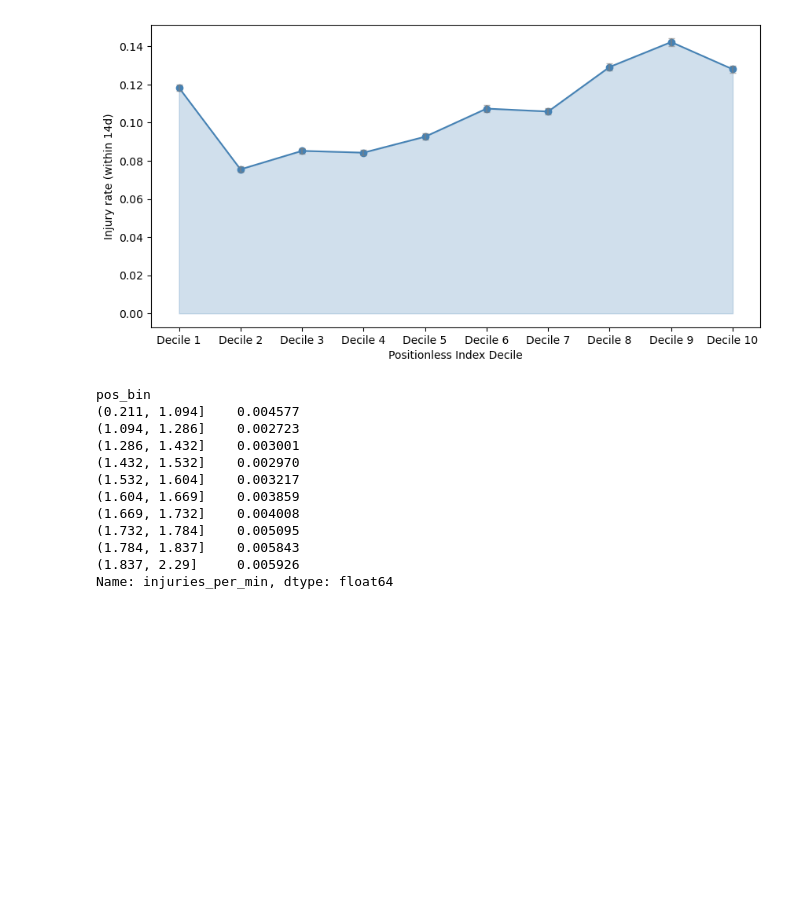
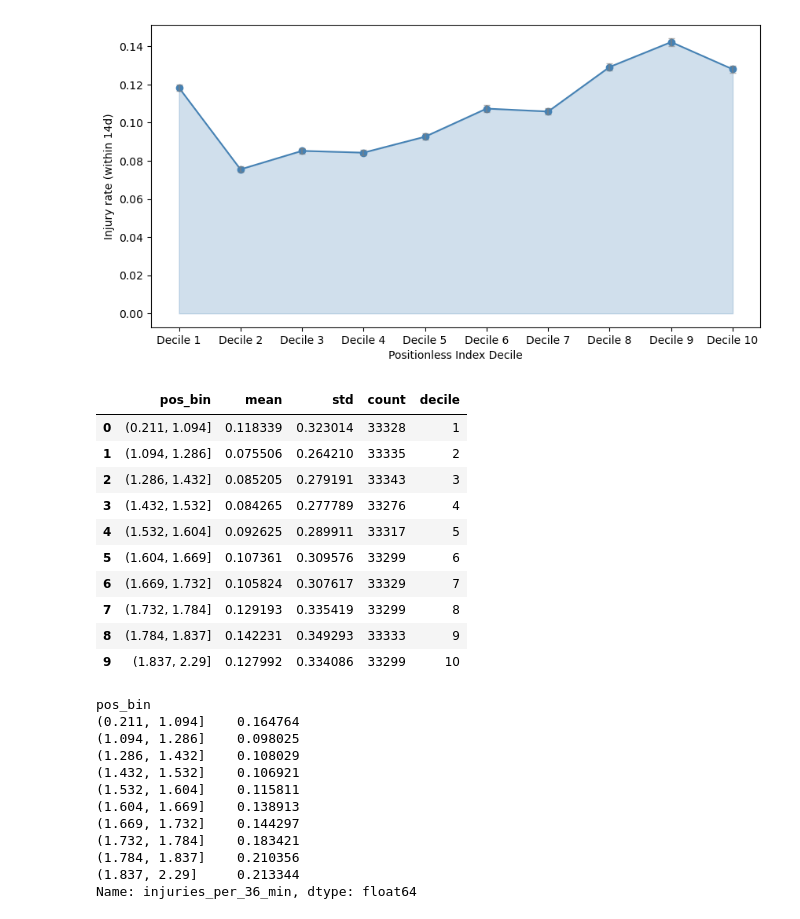
Before and after one commit to vedanttapiavala/positionless-NBA-analytics, a Jupyter notebook: code/016_injury_prediction.ipynb, the cells around one changed output. Cells and saved outputs as stored; diff of their text form; code cells hidden in the pictures; blank space fills up the shorter version.

Commit message:
Print Decile Data by Index Bin

```diff
--- a/code/016_injury_prediction.ipynb
+++ b/code/016_injury_prediction.ipynb
@@ -541,21 +541,35 @@ fig = plt.gcf()
 # %%
 fig.savefig('../output/Figures/Positionless Index Injury Risk Decile Plot.svg',
             format='svg', bbox_inches='tight')
+# %%
+plot_df
+# %% [output]
+|  | pos_bin | mean | std | count | decile |
+| 0 | (0.211, 1.094] | 0.118339 | 0.323014 | 33328 | 1 |
+| 1 | (1.094, 1.286] | 0.075506 | 0.264210 | 33335 | 2 |
+| 2 | (1.286, 1.432] | 0.085205 | 0.279191 | 33343 | 3 |
+| 3 | (1.432, 1.532] | 0.084265 | 0.277789 | 33276 | 4 |
+| 4 | (1.532, 1.604] | 0.092625 | 0.289911 | 33317 | 5 |
+| 5 | (1.604, 1.669] | 0.107361 | 0.309576 | 33299 | 6 |
+| 6 | (1.669, 1.732] | 0.105824 | 0.307617 | 33329 | 7 |
+| 7 | (1.732, 1.784] | 0.129193 | 0.335419 | 33299 | 8 |
+| 8 | (1.784, 1.837] | 0.142231 | 0.349293 | 33333 | 9 |
+| 9 | (1.837, 2.29] | 0.127992 | 0.334086 | 33299 | 10 |
 # %%
 # Checking if this is an artifact due to minutes played
 
-df["injuries_per_min"] = df["injury_within_14d"] / (df["rolling_7g_minutes"] + 1e-6)
-df.groupby("pos_bin")["injuries_per_min"].mean()
+df["injuries_per_36_min"] = df["injury_within_14d"] / (df["rolling_7g_minutes"] + 1e-6) * 36
+df.groupby("pos_bin")["injuries_per_36_min"].mean()
 # %% [output]
 pos_bin
-(0.211, 1.094]    0.004577
-(1.094, 1.286]    0.002723
-(1.286, 1.432]    0.003001
-(1.432, 1.532]    0.002970
-(1.532, 1.604]    0.003217
-(1.604, 1.669]    0.003859
-(1.669, 1.732]    0.004008
-(1.732, 1.784]    0.005095
-(1.784, 1.837]    0.005843
-(1.837, 2.29]     0.005926
-Name: injuries_per_min, dtype: float64
+(0.211, 1.094]    0.164764
+(1.094, 1.286]    0.098025
+(1.286, 1.432]    0.108029
+(1.432, 1.532]    0.106921
+(1.532, 1.604]    0.115811
+(1.604, 1.669]    0.138913
+(1.669, 1.732]    0.144297
+(1.732, 1.784]    0.183421
+(1.784, 1.837]    0.210356
+(1.837, 2.29]     0.213344
+Name: injuries_per_36_min, dtype: float64
```
Also changed, not shown: 1 other file.
